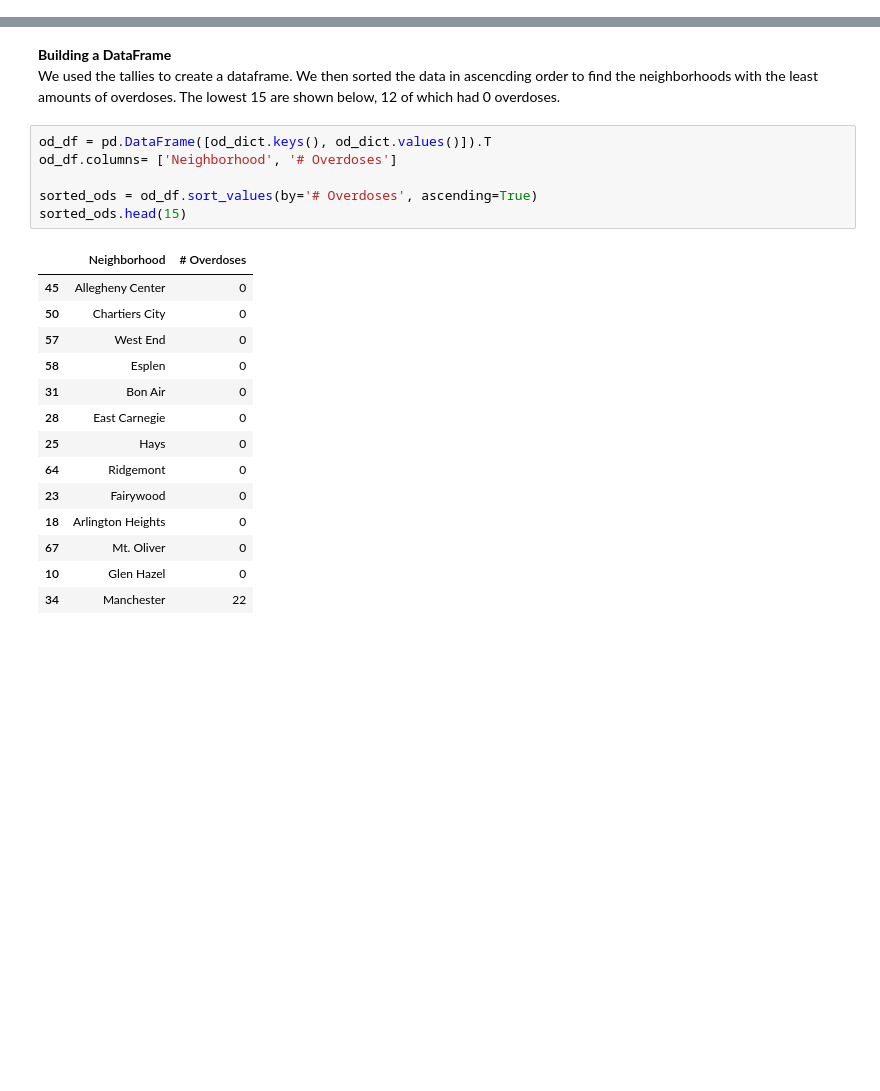
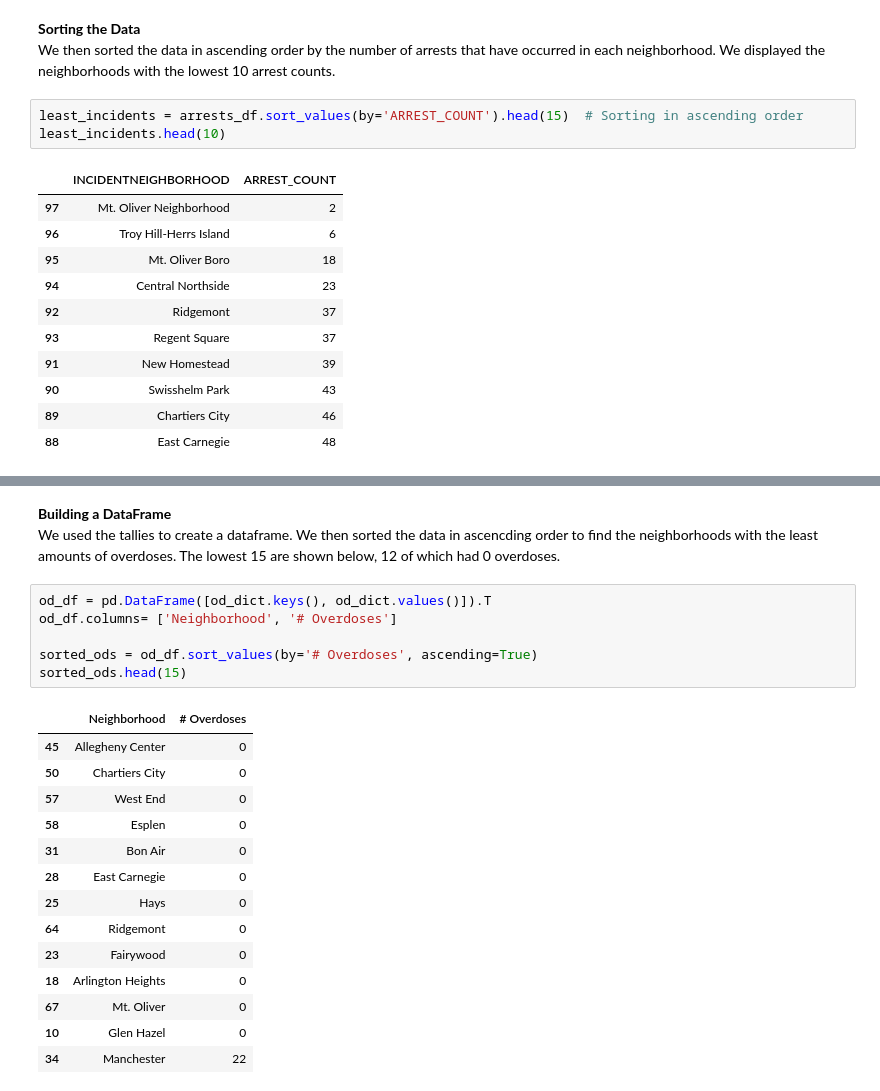
Before and after one commit to ee312/CMPINF0010-FINAL, a Jupyter notebook: Combined Notebook.ipynb, the cells around one changed output, grey strips where cells are left out. Drawn from its saved outputs; the diff is of its cells as text; blank space fills up the shorter version.

```diff
--- a/Combined Notebook.ipynb
+++ b/Combined Notebook.ipynb
@@ -42,0 +76,18 @@ We started off by tallying the number of overdoses that occurred in each neighbo
+# %% [markdown]
+**Sorting the Data** \
+We then sorted the data in ascending order by the number of arrests that have occurred in each neighborhood. We displayed the neighborhoods with the lowest 10 arrest counts.
+# %%
+least_incidents = arrests_df.sort_values(by='ARREST_COUNT').head(15)  # Sorting in ascending order
+least_incidents.head(10)
+# %% [output]
+|  | INCIDENTNEIGHBORHOOD | ARREST_COUNT |
+| 97 | Mt. Oliver Neighborhood | 2 |
+| 96 | Troy Hill-Herrs Island | 6 |
+| 95 | Mt. Oliver Boro | 18 |
+| 94 | Central Northside | 23 |
+| 92 | Ridgemont | 37 |
+| 93 | Regent Square | 37 |
+| 91 | New Homestead | 39 |
+| 90 | Swisshelm Park | 43 |
+| 89 | Chartiers City | 46 |
+| 88 | East Carnegie | 48 |
```
Also changed, not shown: parts of 18 cells of this notebook, 1 other file.
